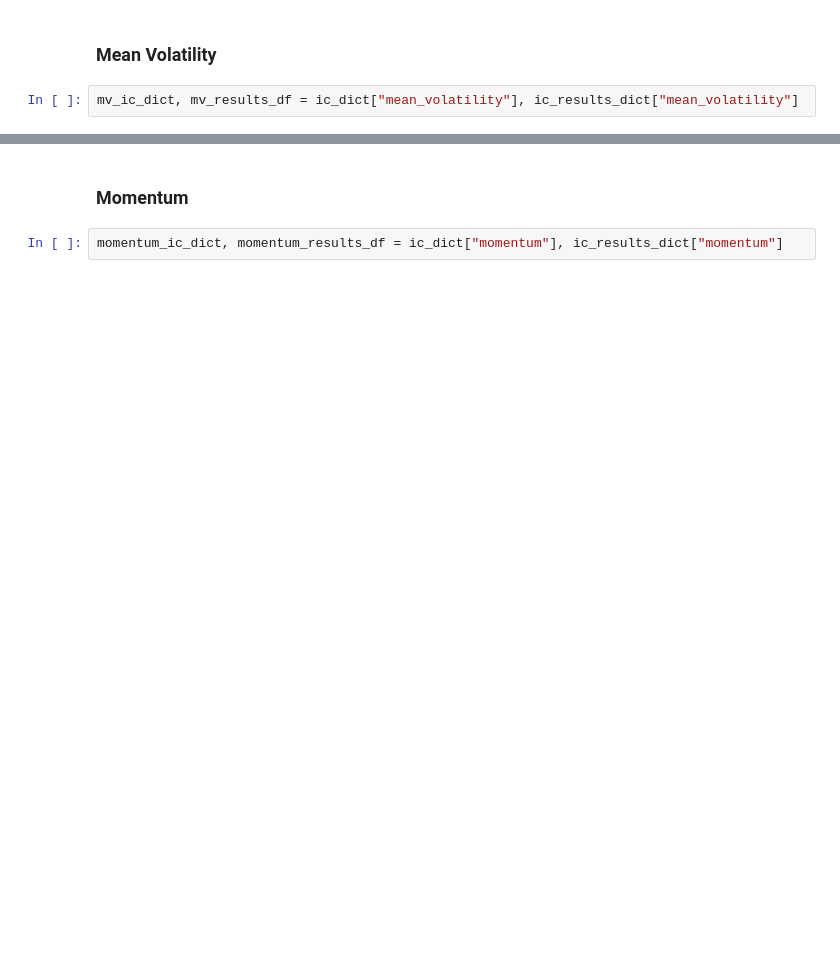
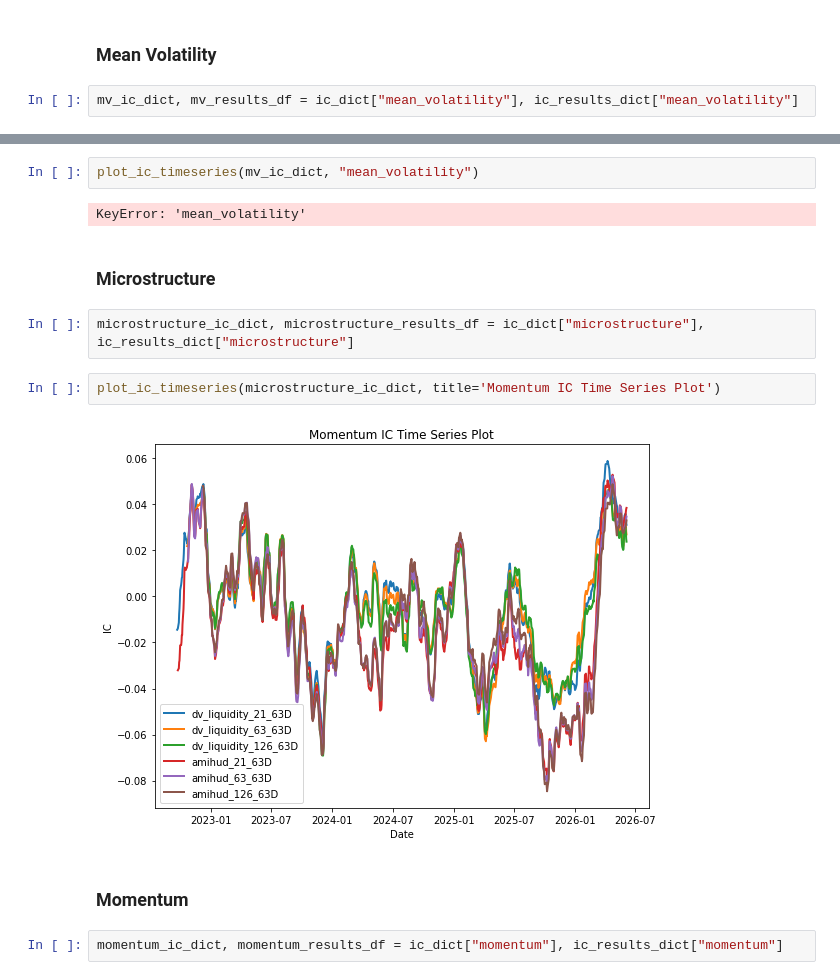
Before and after one commit to hungryfire267/systematic-equities-research, a Jupyter notebook: notebooks/research.ipynb, the cells around one changed output, grey strips where cells are left out. Cells and saved outputs as stored; diff of their text form; blank space fills up the shorter version.

```diff
--- a/notebooks/research.ipynb
+++ b/notebooks/research.ipynb
@@ -62,3 +71,15 @@ for name, df in mv_ic_dict.items():
+# %%
+plot_ic_timeseries(mv_ic_dict, "mean_volatility")
+# %% [output]
+KeyError: 'mean_volatility'
+# %% [markdown]
+### Microstructure
+# %%
+microstructure_ic_dict, microstructure_results_df = ic_dict["microstructure"], ic_results_dict["microstructure"]
+# %%
+plot_ic_timeseries(microstructure_ic_dict, title='Momentum IC Time Series Plot')
+# %% [output]
+[figure, added]
 # %% [markdown]
 ### Momentum
 # %%
```
Also changed, not shown: parts of 17 cells of this notebook, 1 other file.
